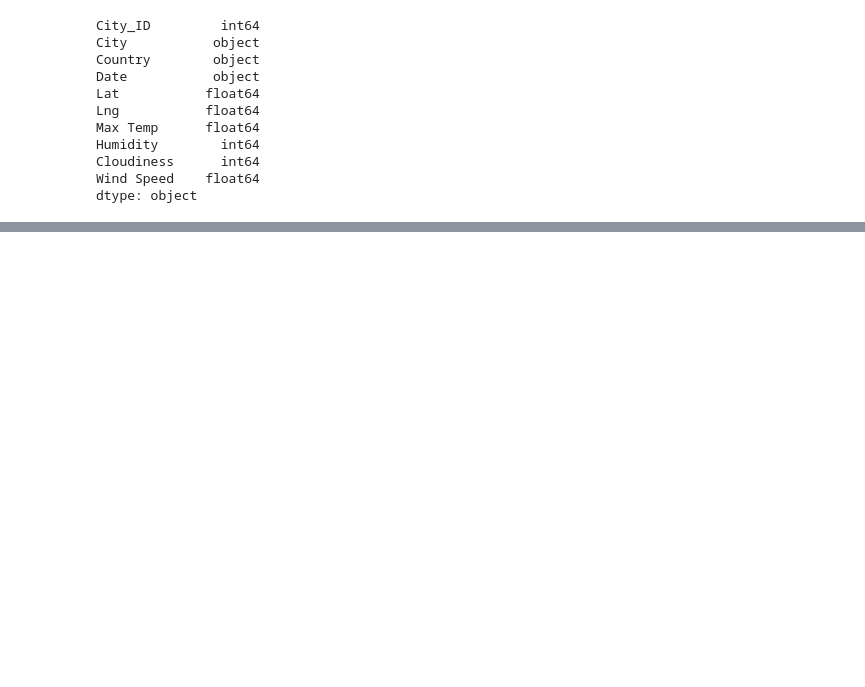
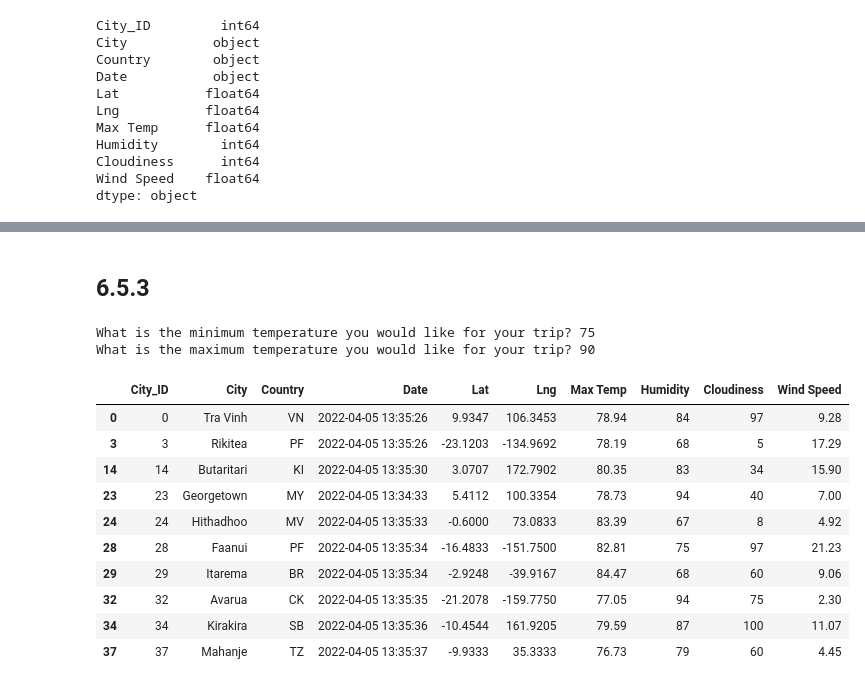
Before and after one commit to JleMxe/World_Weather_Analysis, a Jupyter notebook: VacationPy.ipynb, the cells around one changed output, grey strips where cells are left out. Cells and saved outputs as stored; diff of their text form; code cells hidden in the pictures; blank space fills up the shorter version.

```diff
--- a/VacationPy.ipynb
+++ b/VacationPy.ipynb
@@ -64,0 +104,26 @@ fig
+# %% [markdown]
+## 6.5.3
+# %%
+# Ask the customer to add a minimum and maximum temperature value.
+min_temp = float(input("What is the minimum temperature you would like for your trip? "))
+max_temp = float(input("What is the maximum temperature you would like for your trip? "))
+# %% [output]
+What is the minimum temperature you would like for your trip? 75
+What is the maximum temperature you would like for your trip? 90
+# %%
+# Filter the dataset to find the cities that fit the criteria.
+preferred_cities_df = city_data_df.loc[(city_data_df["Max Temp"] <= max_temp) & \
+                                       (city_data_df["Max Temp"] >= min_temp)]
+preferred_cities_df.head(10)
+# %% [output]
+|  | City_ID | City | Country | Date | Lat | Lng | Max Temp | Humidity | Cloudiness | Wind Speed |
+| 0 | 0 | Tra Vinh | VN | 2022-04-05 13:35:26 | 9.9347 | 106.3453 | 78.94 | 84 | 97 | 9.28 |
+| 3 | 3 | Rikitea | PF | 2022-04-05 13:35:26 | -23.1203 | -134.9692 | 78.19 | 68 | 5 | 17.29 |
+| 14 | 14 | Butaritari | KI | 2022-04-05 13:35:30 | 3.0707 | 172.7902 | 80.35 | 83 | 34 | 15.90 |
+| 23 | 23 | Georgetown | MY | 2022-04-05 13:34:33 | 5.4112 | 100.3354 | 78.73 | 94 | 40 | 7.00 |
+| 24 | 24 | Hithadhoo | MV | 2022-04-05 13:35:33 | -0.6000 | 73.0833 | 83.39 | 67 | 8 | 4.92 |
+| 28 | 28 | Faanui | PF | 2022-04-05 13:35:34 | -16.4833 | -151.7500 | 82.81 | 75 | 97 | 21.23 |
+| 29 | 29 | Itarema | BR | 2022-04-05 13:35:34 | -2.9248 | -39.9167 | 84.47 | 68 | 60 | 9.06 |
+| 32 | 32 | Avarua | CK | 2022-04-05 13:35:35 | -21.2078 | -159.7750 | 77.05 | 94 | 75 | 2.30 |
+| 34 | 34 | Kirakira | SB | 2022-04-05 13:35:36 | -10.4544 | 161.9205 | 79.59 | 87 | 100 | 11.07 |
+| 37 | 37 | Mahanje | TZ | 2022-04-05 13:35:37 | -9.9333 | 35.3333 | 76.73 | 79 | 60 | 4.45 |
```
Also changed, not shown: parts of 20 cells of this notebook.
